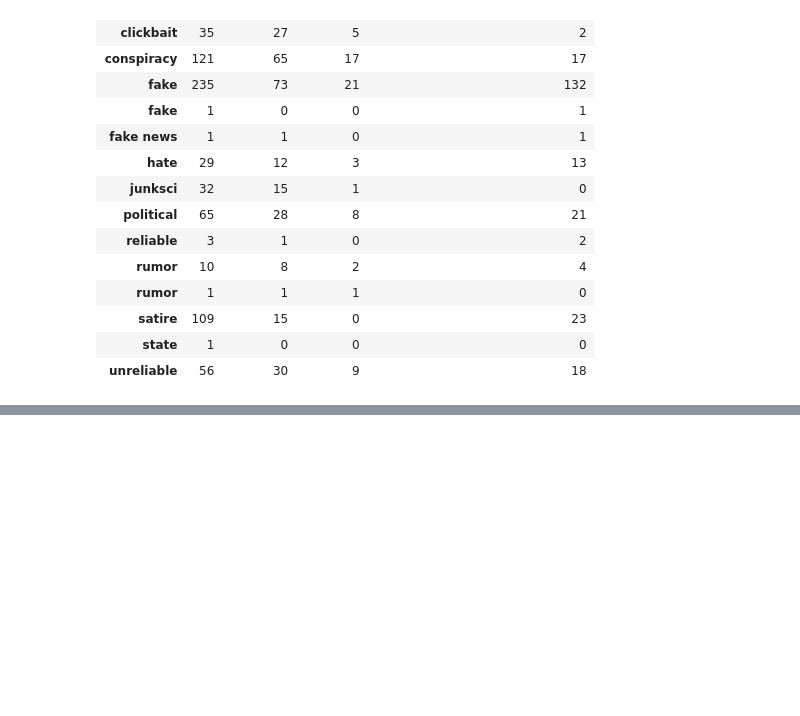
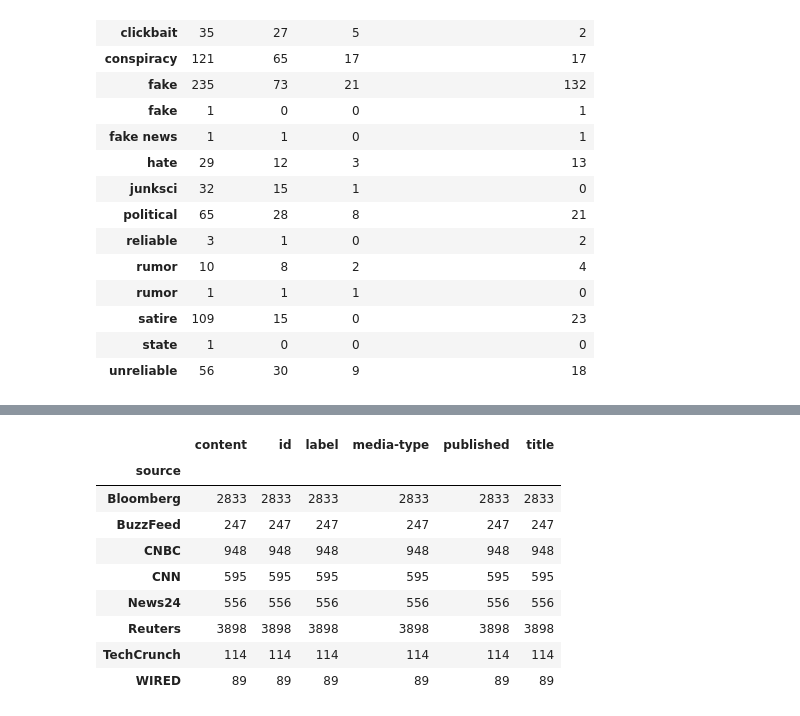
Before and after one commit to soniampub/Fake_News_Detection, a Jupyter notebook: DataFromSignalMedia.ipynb, the cells around one changed output, grey strips where cells are left out. Saved outputs shown, nothing was run; the diff lists cells and outputs as text; code cells hidden in the pictures; blank space fills up the shorter version.

```diff
--- a/DataFromSignalMedia.ipynb
+++ b/DataFromSignalMedia.ipynb
@@ -150,0 +112,13 @@ grouped.sort_values('content', ascending=False)
+# %%
+data_real.groupby('source').count()
+# %% [output]
+|  | content | id | label | media-type | published | title |
+| source |  |  |  |  |  |  |
+| Bloomberg | 2833 | 2833 | 2833 | 2833 | 2833 | 2833 |
+| BuzzFeed | 247 | 247 | 247 | 247 | 247 | 247 |
+| CNBC | 948 | 948 | 948 | 948 | 948 | 948 |
+| CNN | 595 | 595 | 595 | 595 | 595 | 595 |
+| News24 | 556 | 556 | 556 | 556 | 556 | 556 |
+| Reuters | 3898 | 3898 | 3898 | 3898 | 3898 | 3898 |
+| TechCrunch | 114 | 114 | 114 | 114 | 114 | 114 |
+| WIRED | 89 | 89 | 89 | 89 | 89 | 89 |
```
Also changed, not shown: parts of 23 cells of this notebook.
